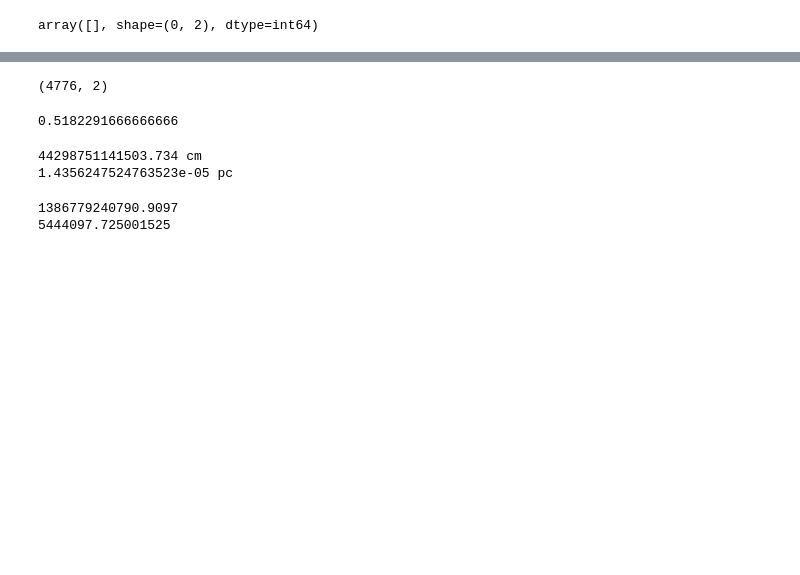
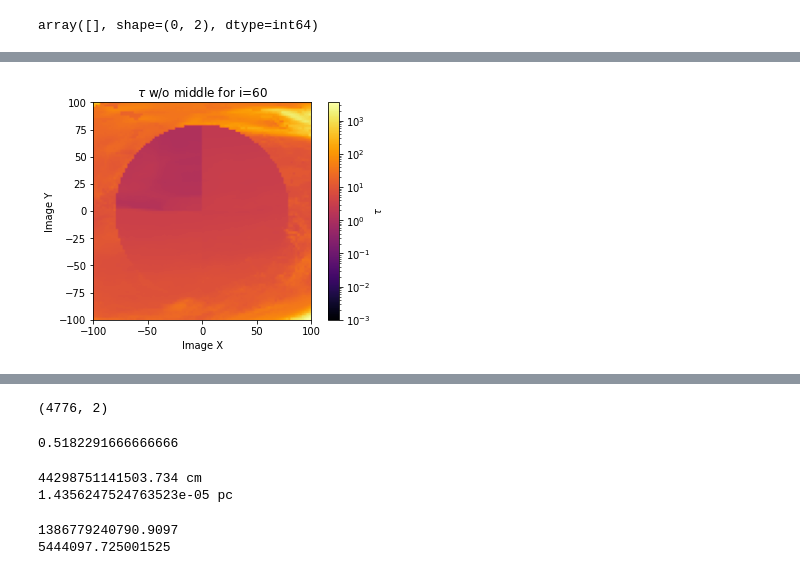
Before and after one commit to thomas-03/blacklight, a Jupyter notebook: scripts/imageFiles.ipynb, the cells around one changed output, grey strips where cells are left out. Cells and saved outputs as stored; diff of their text form; code cells hidden in the pictures; blank space fills up the shorter version.

```diff
--- a/scripts/imageFiles.ipynb
+++ b/scripts/imageFiles.ipynb
@@ -85,0 +93,11 @@ plt.show()
+# %%
+frequencies = np.array(file2['frequency'][18])
+plt.imshow(file2['tau'][18],cmap='inferno',origin='lower',norm=colors.LogNorm(vmin=1e-3),extent=[-100,100,-100,100])
+plt.colorbar(label="$\\tau$")
+plt.xlabel('Image X')
+plt.ylabel('Image Y')
+plt.title('$\\tau$ w/o middle for i=60')
+#plt.savefig('../plots/tde_I_nu_spm.png', bbox_inches='tight', dpi=300)
+plt.show()
+# %% [output]
+[figure, added]
```
Also changed, not shown: parts of 10 cells of this notebook, 3 other files.
